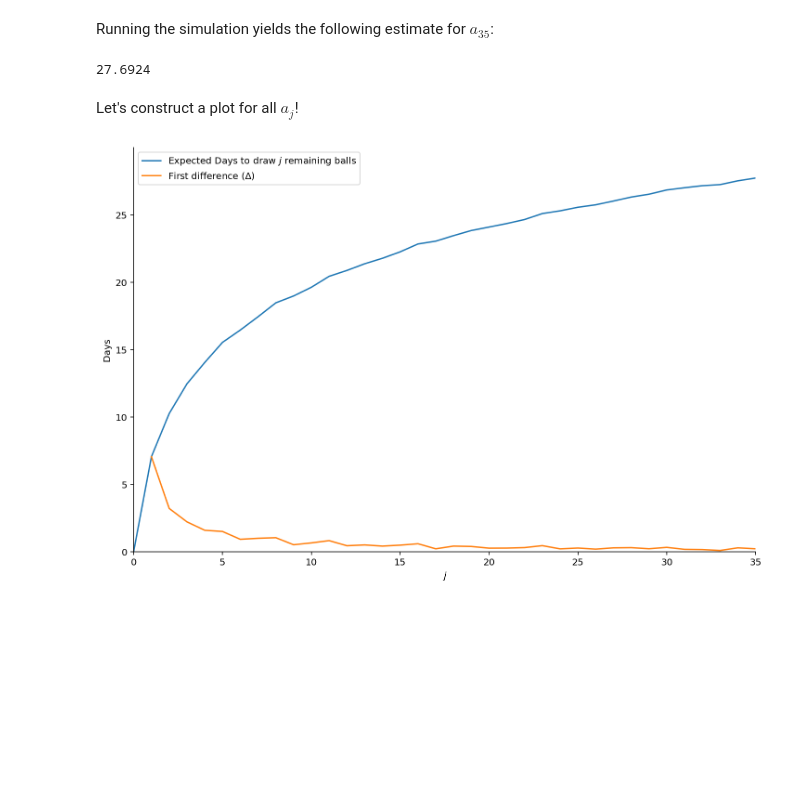
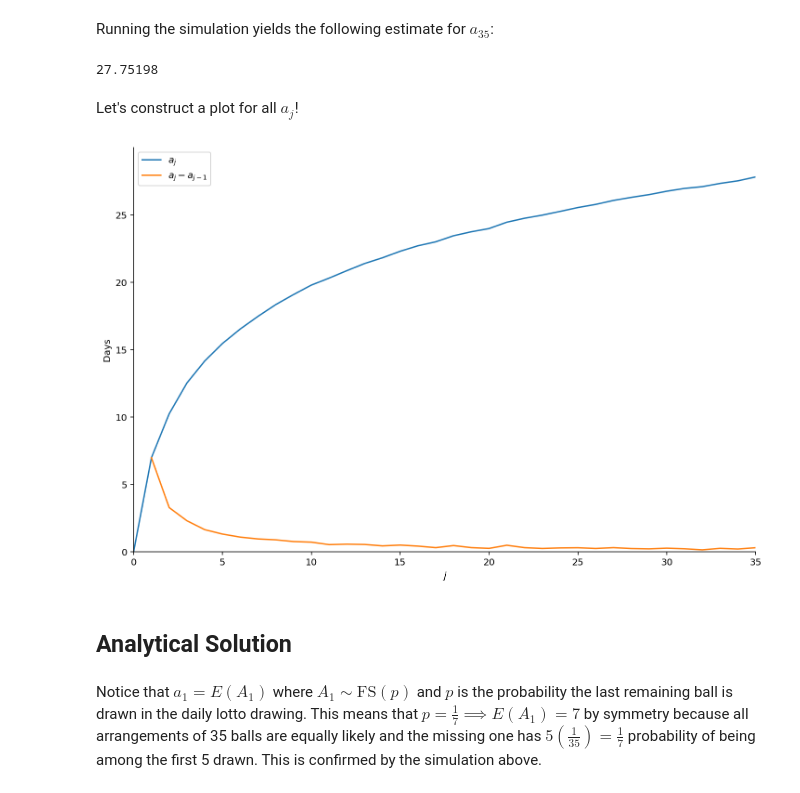
Before and after one commit to Per48edjes/Harvard-STAT110, a Jupyter notebook: Problem 3.3, SP9.ipynb, the cells around one changed output. Saved outputs shown, nothing was run; the diff lists cells and outputs as text; code cells hidden in the pictures; blank space fills up the shorter version.

Commit message:
Start analytical solution for Problem 3.3, SP9

```diff
--- a/Problem 3.3, SP9.ipynb
+++ b/Problem 3.3, SP9.ipynb
@@ -56,7 +58,7 @@ def sim_mass_cash_iterate(balls: tuple, unused_balls: set) -> int:
 balls = tuple(x for x in range(1, 35+1))
 
 # Run simulation lots of times and average
-N = 10_000
+N = 50_000
 trial_data = np.array([sim_mass_cash_iterate(balls, set(balls)) for _ in range(N)])
 # %% [markdown]
 Running the simulation yields the following estimate for $a_{35}$:
@@ -64,7 +66,7 @@ Running the simulation yields the following estimate for $a_{35}$:
 # Average number of days needed to collect all 35 numbers
 trial_data.mean()
 # %% [output]
-27.6924
+27.75198
 # %% [markdown]
 Let's construct a plot for all $a_{j}$!
 # %%
@@ -72,7 +74,7 @@ Let's construct a plot for all $a_{j}$!
 data = OrderedDict()
 unused_balls = list(balls)
 while len(data) < 35:
-    data[len(unused_balls)] = np.array([sim_mass_cash(balls, set(unused_balls)) for _ in range(N)]).mean()
+    data[len(unused_balls)] = np.array([sim_mass_cash_iterate(balls, set(unused_balls)) for _ in range(N)]).mean()
     unused_balls.pop()
 
 # Add base case
@@ -80,24 +82,28 @@ data[0] = 0.0
 # %%
 # Gather data
 df = pd.DataFrame.from_dict(data, orient='index', columns=['exp_days'])
 df['delta'] = df['exp_days'] - df['exp_days'].shift(-1)
 
 # Plot data
 plt.figure(figsize=(12,8))
-plt.plot(df['exp_days'], label='Expected Days to draw $j$ remaining balls')
-plt.plot(df['delta'], label=r'First difference ($\Delta$)')
+plt.plot(df['exp_days'], label='$a_j$')
+plt.plot(df['delta'], label=r'$a_j - a_{j-1}$')
 
 # Cosmetic adjustments
 ax = plt.gca()
 ax.spines['right'].set_visible(False)
 ax.spines['top'].set_visible(False)
 plt.xlim(0, 35)
 plt.xlabel('$j$')
 plt.ylim(0, 30)
 plt.ylabel('Days')
 plt.yticks(np.arange(0, ceil(df['exp_days'].max()), 5.0))
 plt.legend()
 
 plt.show()
 # %% [output]
-[figure, old version]
+[figure, new version]
+# %% [markdown]
+## Analytical Solution
+# %% [markdown]
+Notice that $a_{1} = E(A_{1})$ where $A_{1} \sim \text{FS}(p)$ and $p$ is the probability the last remaining ball is drawn in the daily lotto drawing. This means that $p = \frac{1}{7} \implies E(A_{1}) = 7$ by symmetry because all arrangements of 35 balls are equally likely and the missing one has $5(\frac{1}{35}) = \frac{1}{7}$ probability of being among the first 5 drawn. This is confirmed by the simulation above.
```
Also changed, not shown: parts of 5 cells of this notebook.
